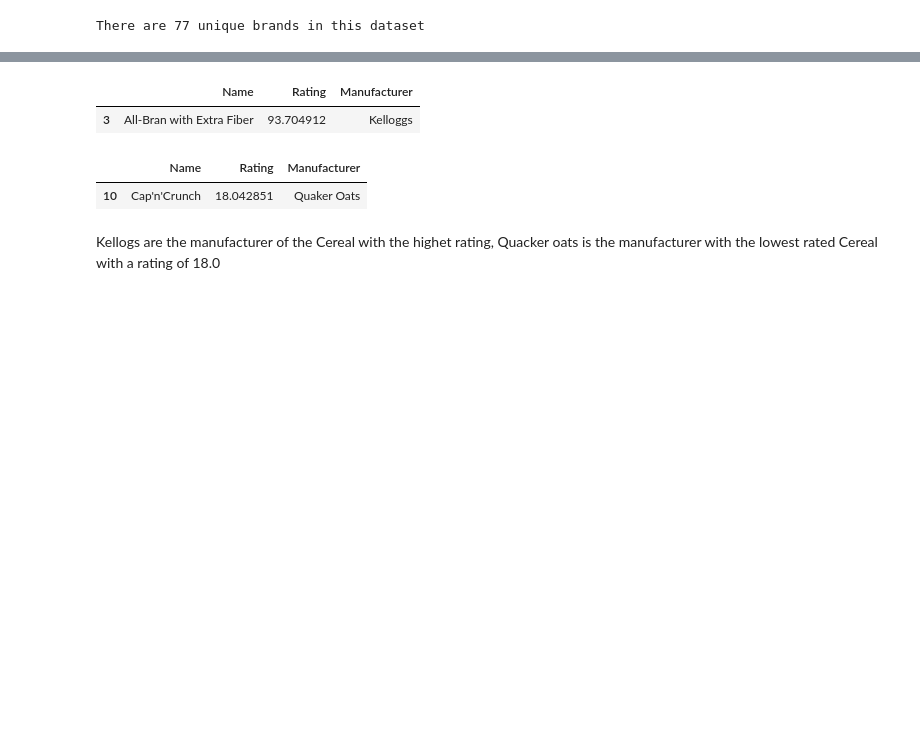
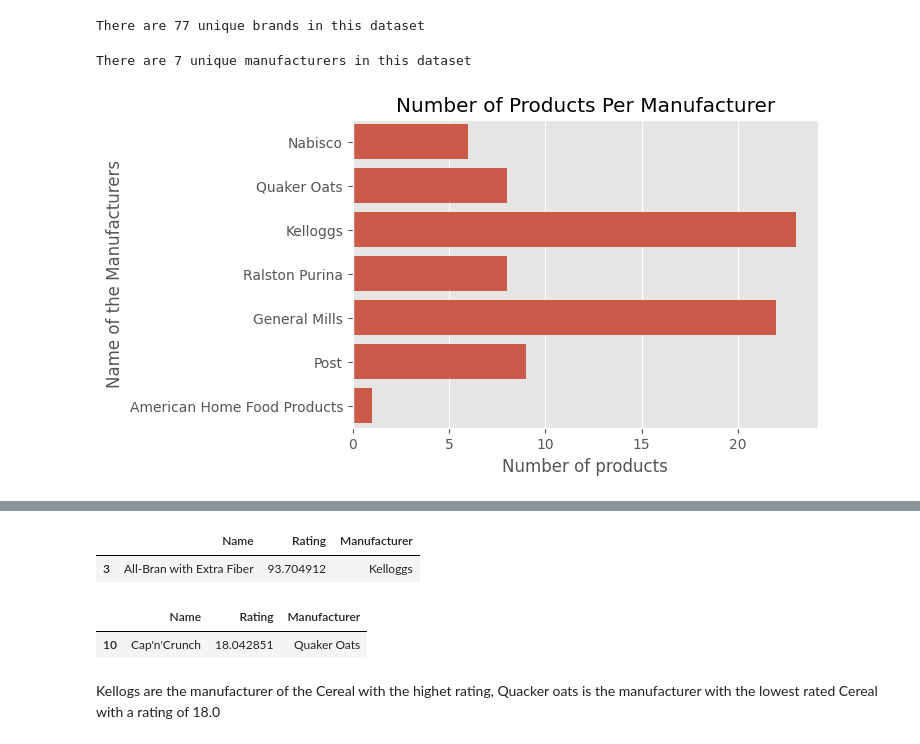
Before and after one commit to kenyyode/80-Cereals, a Jupyter notebook: 80cereals.ipynb, the cells around one changed output, grey strips where cells are left out. Cells and saved outputs as stored; diff of their text form; code cells hidden in the pictures; blank space fills up the shorter version.

```diff
--- a/80cereals.ipynb
+++ b/80cereals.ipynb
@@ -187,2 +187,18 @@ print(f'There are {len(unique_brands)} unique brands in this dataset')
 # %% [output]
 There are 77 unique brands in this dataset
+# %%
+unique_manufacturers = df['Manufacturer'].unique()
+print(f'There are {len(unique_manufacturers)} unique manufacturers in this dataset')
+# %% [output]
+There are 7 unique manufacturers in this dataset
+# %%
+### to see how many products owned by each manufacturer
+plt.figure(figsize=(6,4))
+counts = df['Manufacturer'].value_counts()
+sns.countplot(y='Manufacturer', data=df)
+plt.ylabel('Name of the Manufacturers')
+plt.xlabel('Number of products')
+plt.title("Number of Products Per Manufacturer")
+plt.show()
+# %% [output]
+[figure, added]
```
Also changed, not shown: parts of 4 cells of this notebook.
